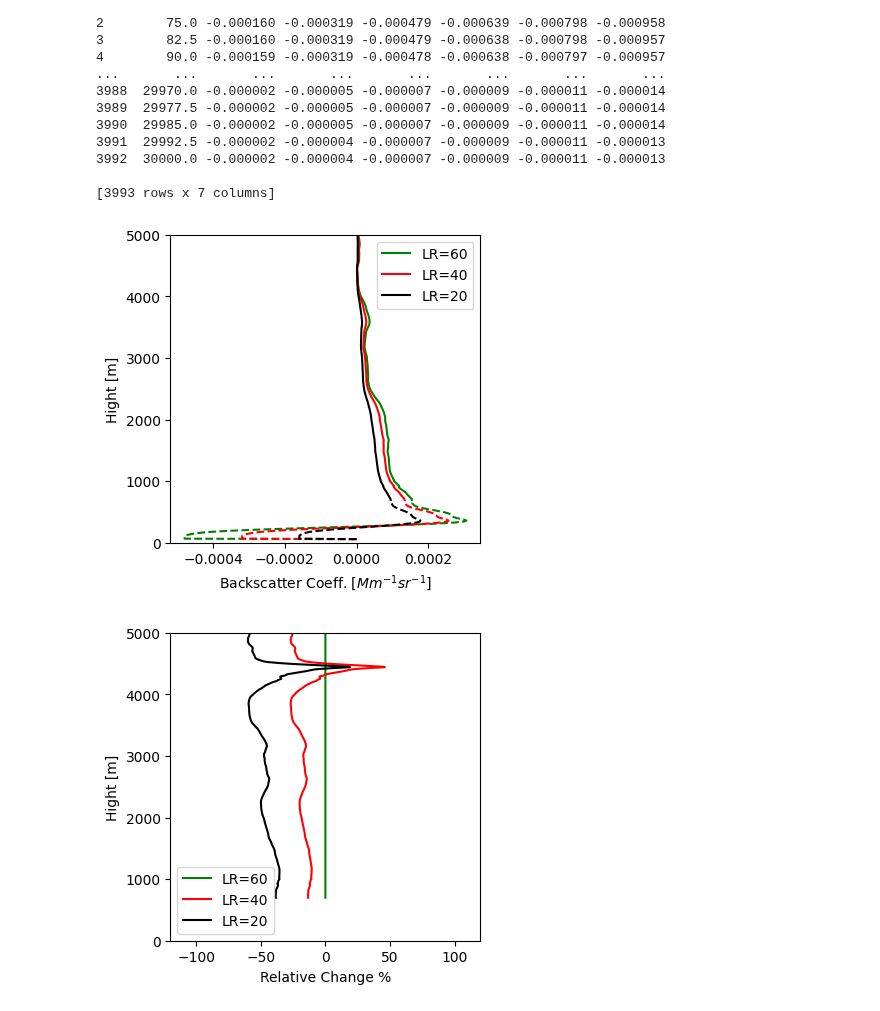
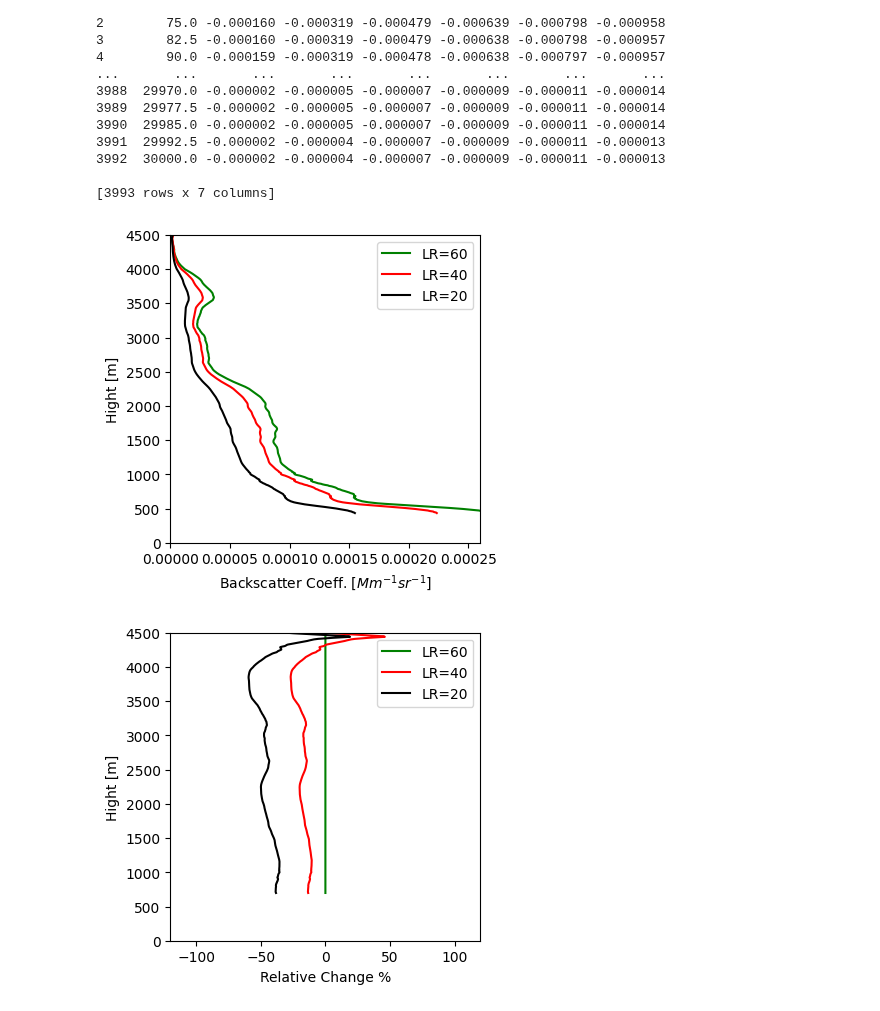
Before and after one commit to costpetrides/Air-pollution-COVID-19-impact, a Jupyter notebook: LIDAR/Extinction(355).ipynb, the cells around one changed output. Drawn from its saved outputs; the diff is of its cells as text; code cells hidden in the pictures.

```diff
--- a/LIDAR/Extinction(355).ipynb
+++ b/LIDAR/Extinction(355).ipynb
@@ -26,24 +26,22 @@ print(df)
 # %%
 plt.figure(figsize=(4,4))
 
 plt.xlabel('Backscatter Coeff. [$Mm^{-1} sr^{-1}$]')
 plt.ylabel('Hight [m]')
 
-plt.plot(df['LR60'][0:85], df['Z'][0:85], 'g', linestyle = '--')
-plt.plot(df['LR60'][85:3993], df['Z'][85:3993], 'g', label='LR=60')
+plt.plot(df['LR60'][50:3993], df['Z'][50:3993], 'g', label='LR=60')
 
-plt.plot(df['LR40'][0:85], df['Z'][0:85], 'r', linestyle = '--')
-plt.plot(df['LR40'][85:3993], df['Z'][85:3993], 'r', label='LR=40')
+plt.plot(df['LR40'][50:3993], df['Z'][50:3993], 'r', label='LR=40')
 
-plt.plot(df['LR20'][0:85], df['Z'][0:85], 'black', linestyle = '--')
-plt.plot(df['LR20'][85:3993], df['Z'][85:3993], 'black', label='LR=20')
+plt.plot(df['LR20'][50:3993], df['Z'][50:3993], 'black', label='LR=20')
 
-plt.ylim(0,5000)
+plt.ylim(0,4500)
+plt.xlim(0,0.00026)
 plt.legend()
 
 plt.show()
 # %% [output]
-[figure, old version]
+[figure, new version]
 # %%
 plt.figure(figsize=(4,4))
 
@@ -60,13 +58,13 @@ plt.plot(c40*100, df['Z'][85:3993], 'r', label='LR=40')
 
 plt.plot(c20*100, df['Z'][85:3993], 'black', label='LR=20')
 
-plt.ylim(0,5000)
+plt.ylim(0,4500)
 plt.xlim(-120,120)
 plt.legend()
 
 plt.show()
 # %% [output]
-[figure, old version]
+[figure, new version]
 # %%
 plt.figure(figsize=(4,4))
 
```
Also changed, not shown: parts of 1 cell of this notebook.
